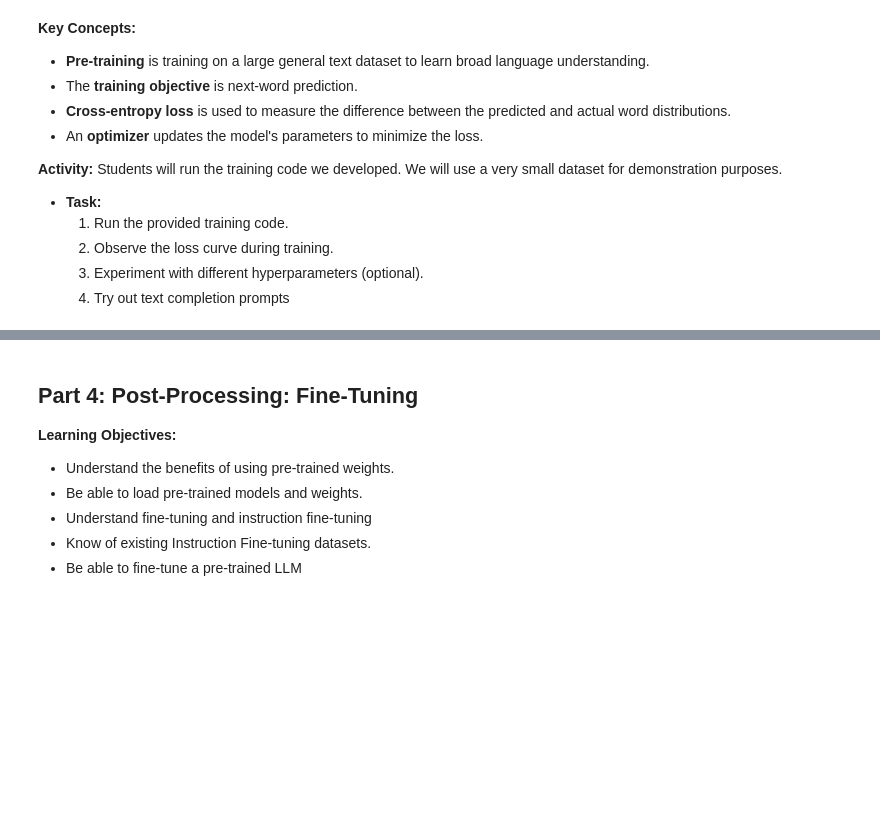
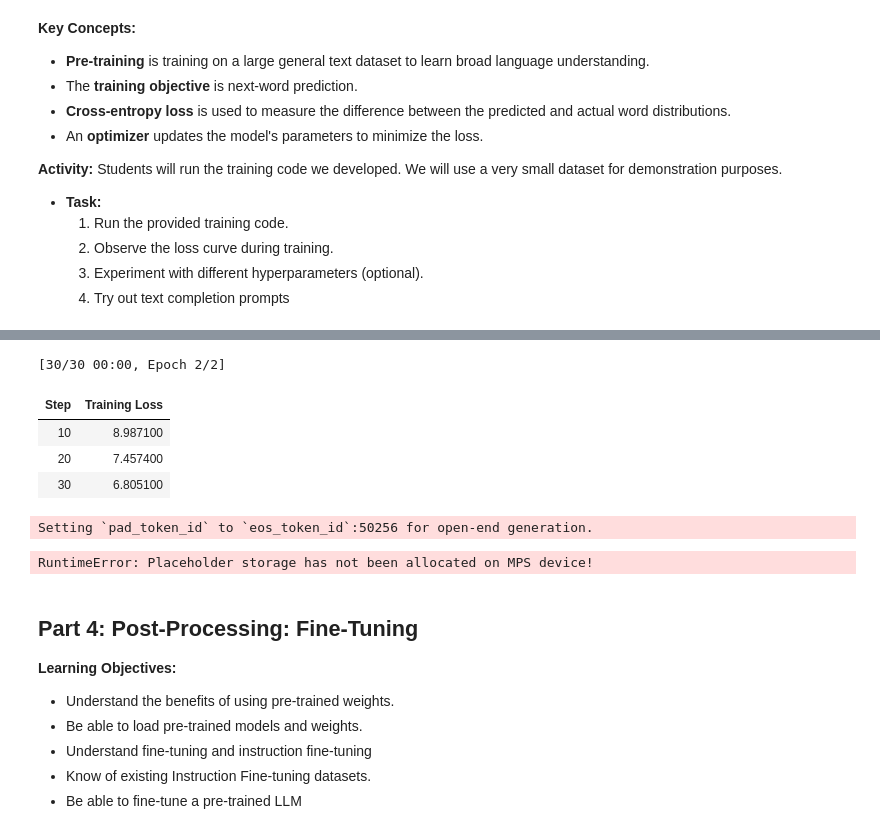
Before and after one commit to aisingapore/learning-buildgpt2, a Jupyter notebook: Build_GPT_Lecture_NTU.ipynb, the cells around one changed output, grey strips where cells are left out. Drawn from its saved outputs; the diff is of its cells as text; code cells hidden in the pictures; blank space fills up the shorter version.

```diff
--- a/Build_GPT_Lecture_NTU.ipynb
+++ b/Build_GPT_Lecture_NTU.ipynb
@@ -944,7 +1129,7 @@ print(output.shape)  # Should be (batch_size, seq_length, vocab_size)
     3.  Experiment with different hyperparameters (optional).
     4.  Try out text completion prompts
 # %%
-## Pre-Training GPT-2
+## Pre-Training GPT-2. NOTE MODIFIED TO RUN ON COLAB i.e. small-GPT
 
 import torch
 import torch.nn as nn
@@ -1000,14 +1185,14 @@ class TextDataset(Dataset):
 # --- Hyperparameters and Configuration ---
 
 vocab_size = 50257  # GPT-2 vocabulary size
-d_model = 768  # Hidden size (embedding dimension)
-nhead = 12  # Number of attention heads
-num_layers = 6 # Number of transformer layers
-dim_feedforward = 3072  # Feedforward network dimension
+d_model = 128  # Hidden size (embedding dimension)
+nhead = 4  # Number of attention heads
+num_layers = 2 # Number of transformer layers
+dim_feedforward = 128  # Feedforward network dimension
 dropout = 0.1
-batch_size = 8
+batch_size = 4
 sequence_length = 128
-learning_rate = 5e-5
+learning_rate = 1e-5
 num_epochs = 2 # You can increase this for better results if you have the resources
 device = torch.device("cuda" if torch.cuda.is_available() else "cpu")
 
@@ -1092,0 +1292,59 @@ print(generated_text)
+# %%
+# A More Modern Implementation MODIFIED TO RUN ON COLAB
+
+from transformers import GPT2LMHeadModel, GPT2Tokenizer, DataCollatorForLanguageModeling
+from transformers import Trainer, TrainingArguments
+from datasets import Dataset
+
+def create_dataset():
+    text = ["GPT models learn to generate text.",
+            "Machine learning is fascinating.",
+            "Neural networks process data."] * 20
+    return Dataset.from_dict({"text": text})
+
+def train_tiny_gpt2():
+    # Initialize small model
+    tokenizer = GPT2Tokenizer.from_pretrained("gpt2")
+    model = GPT2LMHeadModel.from_pretrained("gpt2",
+                                           n_layer=2,    # 2 layers instead of 12
+                                           n_head=4,     # 4 attention heads instead of 12
+                                           n_embd=128,   # 128 dim embeddings instead of 768
+                                           ignore_mismatched_sizes=True) # added because we have changed the model size
+
+    tokenizer.pad_token = tokenizer.eos_token
+    dataset = create_dataset()
+
+    # Tokenize dataset
+    def tokenize(examples):
+        return tokenizer(examples['text'], truncation=True, max_length=32, padding='max_length')
+
+    tokenized_dataset = dataset.map(tokenize, remove_columns=dataset.column_names)
+
+    # Training configuration
+    training_args = TrainingArguments(
+        output_dir="./tiny-gpt2",
+        num_train_epochs=2,
+        per_device_train_batch_size=4,
+        learning_rate=1e-3,
+        logging_steps=10,
+        save_strategy="epoch",
+        report_to="none"
+    )
+
+    # Train
+    trainer = Trainer(
+        model=model,
+        args=training_args,
+        train_dataset=tokenized_dataset,
+        data_collator=DataCollatorForLanguageModeling(tokenizer=tokenizer, mlm=False)
+    )
+
+    trainer.train()
+    return model, tokenizer
+
+# Test
+model, tokenizer = train_tiny_gpt2()
+input_text = "Neural networks"
+output = model.generate(**tokenizer(input_text, return_tensors="pt"), max_length=20)
+print(tokenizer.decode(output[0], skip_special_tokens=True))
+# %% [output]
@@ -1093,3 +1368,10 @@ print(generated_text)
+[30/30 00:00, Epoch 2/2]
+| Step | Training Loss |
+| 10 | 8.987100 |
+| 20 | 7.457400 |
+| 30 | 6.805100 |
+Setting `pad_token_id` to `eos_token_id`:50256 for open-end generation.
+RuntimeError: Placeholder storage has not been allocated on MPS device!
 # %% [markdown]
 ## **Part 4: Post-Processing: Fine-Tuning**
 
```
Also changed, not shown: parts of 16 cells of this notebook.
